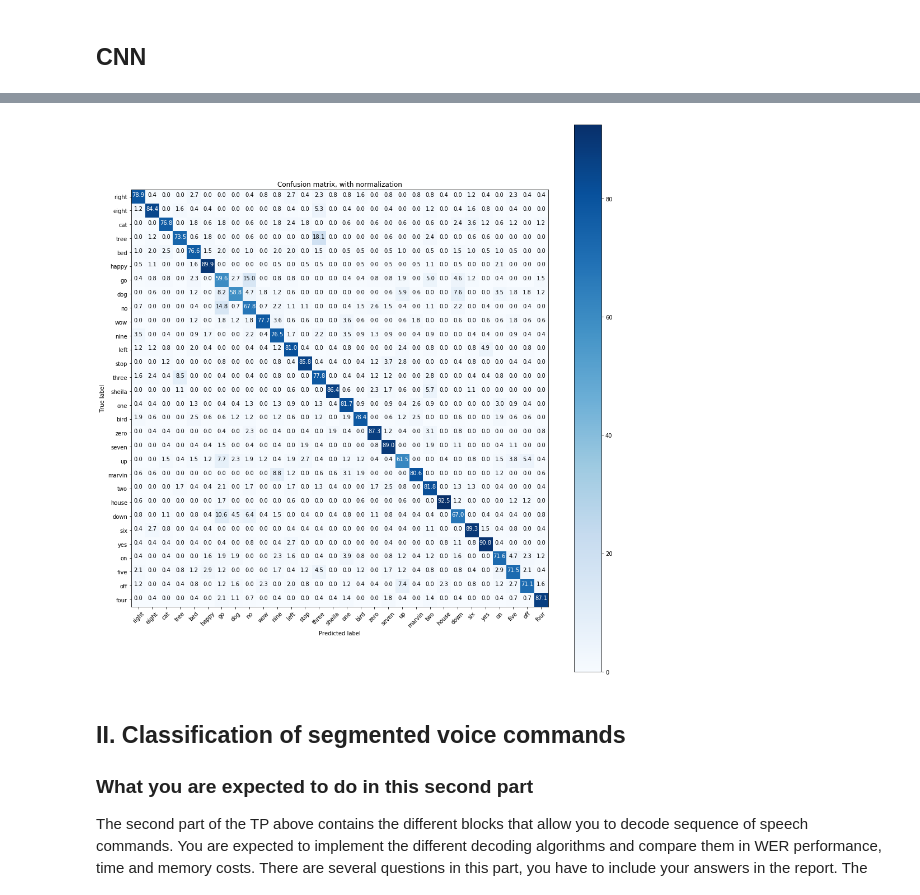
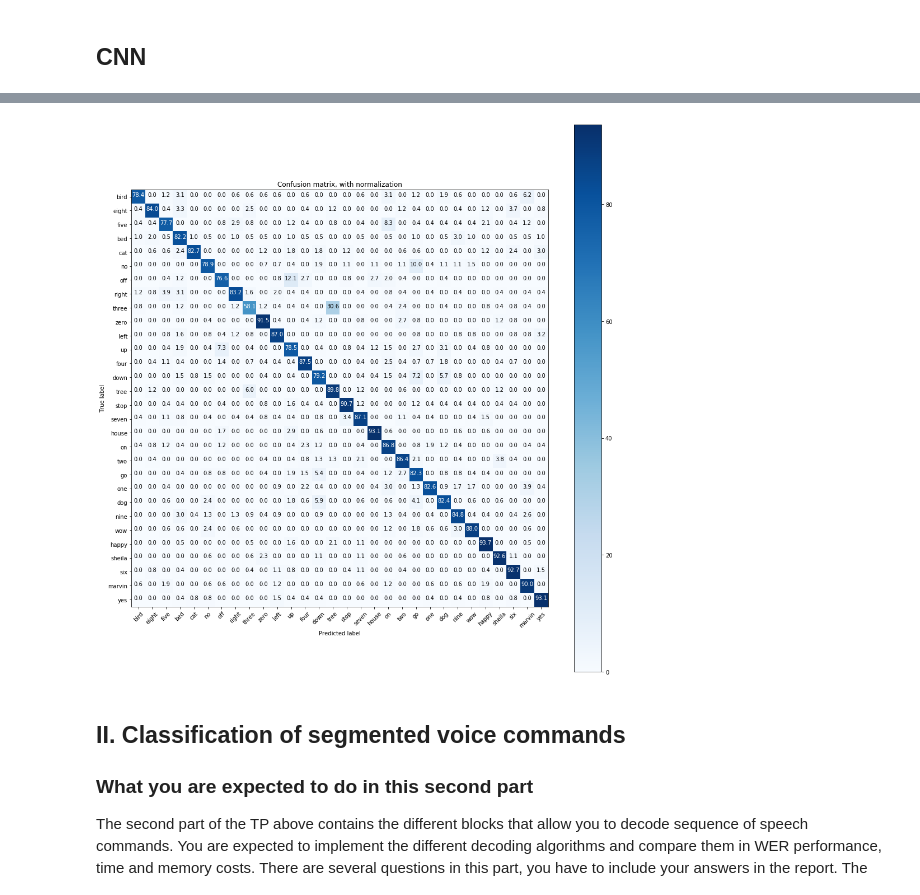
Before and after one commit to ClementAcher/MVA_NLP, a Jupyter notebook: TP1/speech_commands_mva_2019_py3.ipynb, the cells around one changed output, grey strips where cells are left out. Saved outputs shown, nothing was run; the diff lists cells and outputs as text; code cells hidden in the pictures.

```diff
--- a/TP1/speech_commands_mva_2019_py3.ipynb
+++ b/TP1/speech_commands_mva_2019_py3.ipynb
@@ -544,8 +552,8 @@ Normalized confusion matrix
 # %% [markdown]
 # Listen to a random waveform from the training set
 # %%
-random_idx = random.randint(0, len(train_wavs))
-random_wav = train_wavs[random_idx]
+idx = 15029
+random_wav = train_wavs[idx]
 IPython.display.Audio(random_wav, rate=16000)
 # %% [output]
 [interactive output not drawn]
@@ -655,5 +698,5 @@ class CNN2Net(torch.nn.Module):
 # %%
-def train(model, batch_size=16, n_epoch=5, lr=0.001):
+def train(model, batch_size=16, n_epoch=5, lr=0.001, use_cuda=True):
     train_dataset = VoiceDataset(train_feats, train_labels)
     train_dataloader = DataLoader(train_dataset, batch_size=batch_size, shuffle=True)
 
@@ -671,6 +714,8 @@ def train(model, batch_size=16, n_epoch=5, lr=0.001):
         for i, data in enumerate(train_dataloader, 0):
             # get the inputs
             X, y = data
+            if use_cuda:
+                X, y = X.cuda(), y.cuda()
 
             # zero the parameter gradients
             optimizer.zero_grad()
@@ -687,16 +732,18 @@ def train(model, batch_size=16, n_epoch=5, lr=0.001):
                 print('[%d, %5d] loss: %.3f' % (epoch + 1, i + 1,
                                                 running_loss / 2000))
                 running_loss = 0.0
-                validation(val_dataloader)
+                validation(val_dataloader, use_cuda)
 
     print('Finished Training')
 
 
-def validation(val_loader):
+def validation(val_loader, use_cuda):
     model.eval()
     validation_loss = 0
     correct = 0
     for data, target in val_loader:
+        if use_cuda:
+            data, target = data.cuda(), target.cuda()
         output = model(data)
         # sum up batch loss
         criterion = nn.NLLLoss()
@@ -713,7 +760,7 @@ def validation(val_loader):
 
 
 
-def test(model, features, labels):
+def test(model, features, labels, use_cuda):
     test_dataset = VoiceDataset(features, labels)
     test_dataloader = DataLoader(test_dataset, batch_size=batch_size)
 
@@ -723,12 +770,13 @@ def test(model, features, labels):
     preds = []
     with torch.no_grad():
         for data, target in test_dataloader:
-    #         data, target = data.to(device), target.to(device)
+            if use_cuda:
+                data, target = data.cuda(), target.cuda()
             output = model(data)
             test_loss += F.nll_loss(output, target, reduction='sum').item() # sum up batch loss
             pred = output.argmax(dim=1, keepdim=True) # get the index of the max log-probability
             correct += pred.eq(target.view_as(pred)).sum().item()
-            preds.extend(list(pred.numpy().flatten()))
+            preds.extend(list(pred.cpu().numpy().flatten()))
 
     test_loss /= len(test_dataloader.dataset)
 
@@ -740,8 +788,15 @@ def test(model, features, labels):
 # %%
 batch_size = 16
 n_epoch = 15
-model = CNNNet()
-model.load_state_dict(torch.load("cnn1_15epochs.pt"))
+use_cuda = torch.cuda.is_available()
+# use_cuda = False
 
 
-# train(model, batch_size=batch_size, n_epoch=n_epoch, lr=0.01)
+model = CNN3Net()
+if use_cuda:
+    print('Using GPU\n')
+    model.cuda()
+
+# model.load_state_dict(torch.load("cnn1_15epochs.pt"))
+
+train(model, batch_size=batch_size, n_epoch=n_epoch, lr=0.01, use_cuda=use_cuda)
@@ -755,5 +843,5 @@ model.load_state_dict(torch.load("cnn1_15epochs.pt"))
 # %%
-pred = test(model, valid_feats, valid_labels)
+pred = test(model, valid_feats, valid_labels, use_cuda=use_cuda)
 
 cnf_matrix = confusion_matrix(valid_labels, pred)
 plot_confusion_matrix(cnf_matrix, classes=label_set,
@@ -763,6 +851,6 @@ Test set: Average loss: 0.8054, Accuracy: 5327/6798 (78%)
 
 Normalized confusion matrix
-[figure, old version]
+[figure, new version]
 # %% [markdown]
 ## II. Classification of segmented voice commands
 
```
Also changed, not shown: parts of 46 cells of this notebook.
